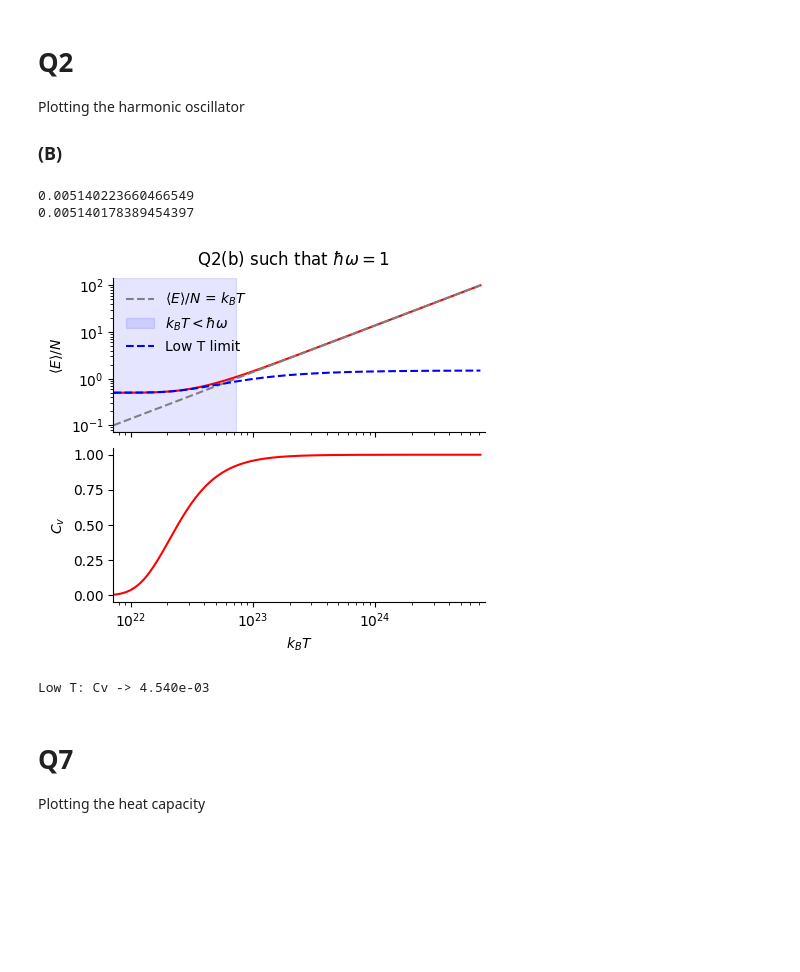
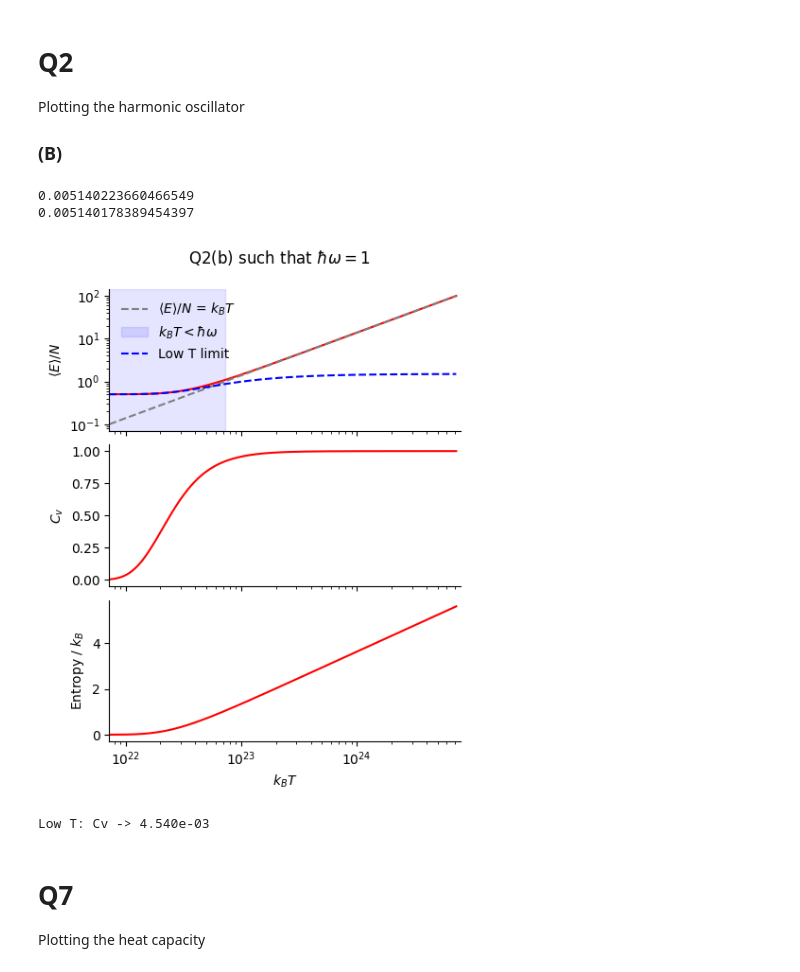
Before and after one commit to Ham0osh/phys_445, a Jupyter notebook: PHYS 445/assignment_3/Assignment_3.ipynb, the cells around one changed output. Saved outputs shown, nothing was run; the diff lists cells and outputs as text; code cells hidden in the pictures; blank space fills up the shorter version.

```diff
--- a/PHYS 445/assignment_3/Assignment_3.ipynb
+++ b/PHYS 445/assignment_3/Assignment_3.ipynb
@@ -58,41 +58,50 @@ E_space = mean_E_harmonic(T_space)
 Cv_space = heat_capacity_harmonic(T_space)
 # print(E_space)
 
-fig, (axE, axCv) = plt.subplots(2, 1, figsize=np.array([4.8, 4.2]), sharex=True)
+fig, (axE, axCv, axS) = plt.subplots(3, 1, figsize=np.array([4.8, 6.2]), sharex=True)
 plt.subplots_adjust(hspace=0.1)
 
 axE.plot(T_space, E_space, color='r')
 axE.set(xscale='log', yscale='log', ylabel=r'$\langle E \rangle/N$')
 # Plot limiting line
 axE.plot(T_space, T_space*kB, '--', color='grey', label=r'$\langle E \rangle /N$ = $k_B T$')
 # Shade the low temp region
 axE.axvspan(0, hbar_omega/kB, color='blue', alpha=0.1, zorder=1, label=r'$k_BT < \hbar \omega$')
 
 # Low temp lim
 def E_at_low_T(T, hbar_omega=hbar_omega):
     return hbar_omega*(1/2 + np.exp(-hbar_omega/(kB*T)))
 E_low_space = E_at_low_T(T_space)
 axE.plot(T_space, E_low_space, '--', color='blue', label=r'Low T limit')
-
-
-
 axE.legend(framealpha=0)
 
 axCv.plot(T_space, Cv_space, color='r')
-axCv.set(xlabel=r'$k_BT$', ylabel=r'$C_v$', xlim=(0.1/kB, 110/kB))
+axCv.set(ylabel=r'$C_v$', xlim=(0.1/kB, 110/kB))
+
+# lets add entropy
+def entropy(T, hbar_omega=hbar_omega):
+    A = -kB*np.log(1 - np.exp(-hbar_omega/(kB*T)))
+    B = hbar_omega/T
+    C = np.exp(-hbar_omega/(kB*T))/(1-np.exp(-hbar_omega/(kB*T)))
+    return A + B*C
+
+S_space = entropy(T_space)/kB
+axS.plot(T_space, S_space, 'r-')
+axS.set(xlabel=r'$k_BT$', ylabel=r'Entropy / $k_B$')
 
 hp.despine(axE)
 hp.despine(axCv)
+hp.despine(axS)
 
 plt.suptitle(r'Q2(b) such that $\hbar\omega = 1$', y=0.95)
 plt.savefig('plots/Q2_a_energy.png', dpi=300, bbox_inches='tight')
 plt.show()
 
 print(f'Low T: Cv -> {Cv_space[0]:.3e}')
 # %% [output]
 0.005140223660466549
 0.005140178389454397
-[figure, old version]
+[figure, new version]
 Low T: Cv -> 4.540e-03
 # %% [markdown]
 # Q7
```
Also changed, not shown: 1 other file.
